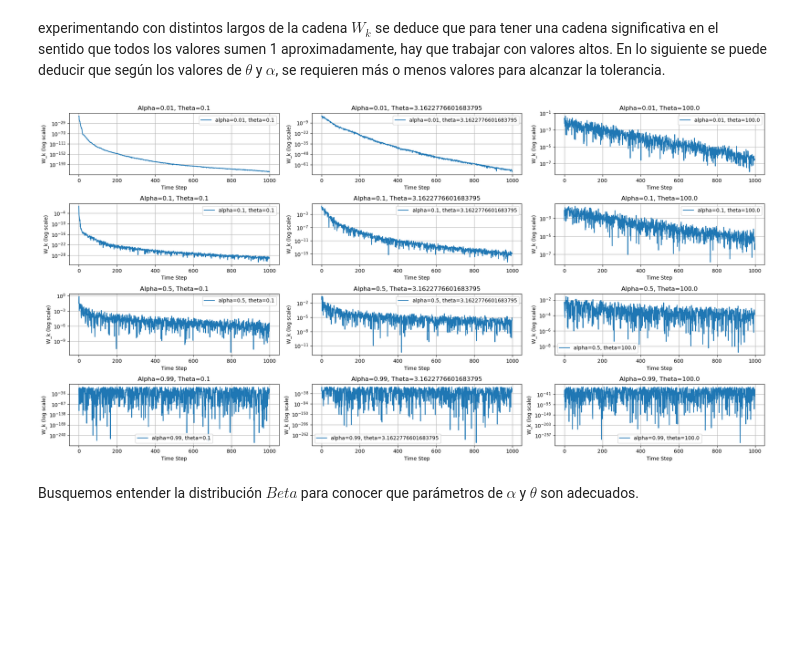
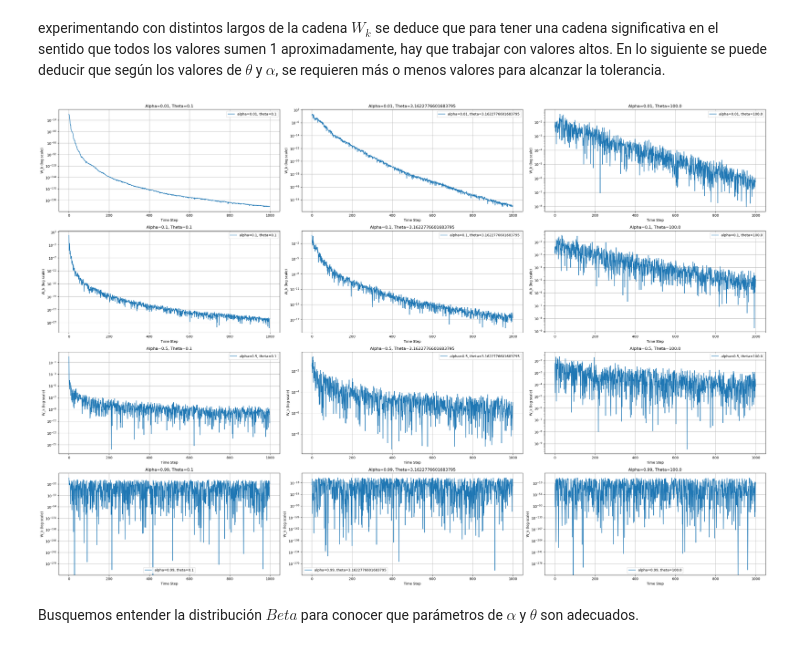
Before and after one commit to Darkrayyss/Certamen-1-MAT468-Diego-Astaburuaga, a Jupyter notebook: Entrega Certamen/Pregunta3.ipynb, the cells around one changed output. Saved outputs shown, nothing was run; the diff lists cells and outputs as text; code cells hidden in the pictures; blank space fills up the shorter version.

```diff
--- a/Entrega Certamen/Pregunta3.ipynb
+++ b/Entrega Certamen/Pregunta3.ipynb
@@ -101,36 +101,37 @@ n_max = 1000  # Tamaño de la serie de tiempo
 k = n_max
 alpha_grid = [0.01, 0.1, 0.5, 0.99]  # Valores de alpha
 theta_grid = np.logspace(-1, 2, 3 )  # Valores de theta
+
 num_plots = len(alpha_grid) * len(theta_grid)  # Número total de gráficos
 
 # Crear subplots para cada combinación de alpha y theta
-fig, axes = plt.subplots(len(alpha_grid), len(theta_grid), figsize=(20, 10))
+fig, axes = plt.subplots(len(alpha_grid), len(theta_grid), figsize=(30, 20))
 
 # Iterar a través de los valores de alpha y theta
 for i, alpha in enumerate(alpha_grid):
     for j, theta in enumerate(theta_grid):
         # Simular la serie de tiempo utilizando simulate_Wk
         Wk = simulate_Wk(n_max, alpha, theta)
 
         Wk = Wk[-k:]
 
         # Graficar la serie de tiempo en el subplot correspondiente
         ax = axes[i, j]
         ax.plot(np.arange(k), Wk, label=f'alpha={alpha}, theta={theta}')
         ax.set_xlabel('Time Step')
         ax.set_ylabel('W_k (log scale)')
         ax.set_yscale('log')  # Establecer escala logarítmica en el eje Y
         ax.set_title(f'Alpha={alpha}, Theta={theta}')
         ax.grid(True)
         ax.legend()
 
 # Ajustar el espacio entre subplots
 plt.tight_layout()
 
 # Mostrar los gráficos
 plt.show()
 # %% [output]
-[figure, old version]
+[figure, new version]
 # %% [markdown]
 Busquemos entender la distribución $Beta$ para conocer que parámetros de $\alpha$ y $\theta$ son adecuados.
 # %% [markdown]
```
Also changed, not shown: parts of 3 cells of this notebook, 3 other files.
